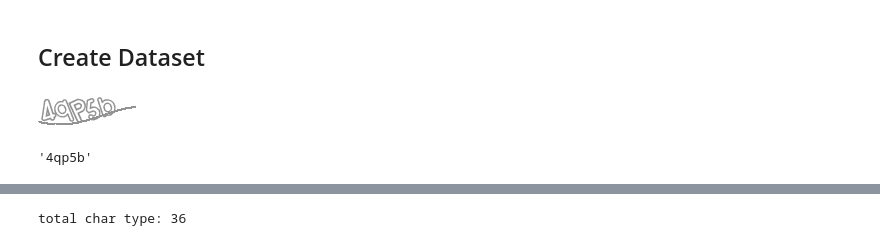
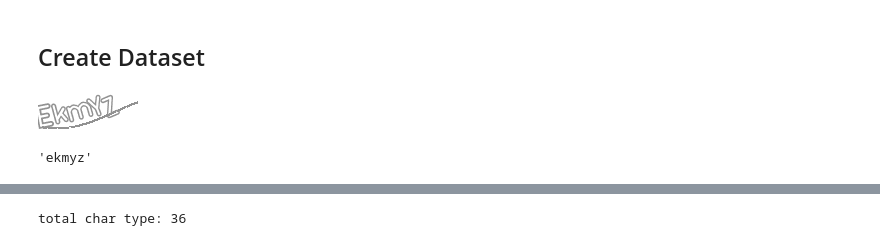
Before and after one commit to nladuo/captcha-break, a Jupyter notebook: weibo.com/weibo.com-process.ipynb, the cells around one changed output, grey strips where cells are left out. Drawn from its saved outputs; the diff is of its cells as text; code cells hidden in the pictures.

```diff
--- a/weibo.com/weibo.com-process.ipynb
+++ b/weibo.com/weibo.com-process.ipynb
@@ -15,13 +15,13 @@ for filename in os.listdir("dataset"):
         dataset.append(np.asarray(im, dtype=np.float32))
         labels.append(filename.replace(".png", ""))
 # %%
-Image.fromarray(np.array(dataset[0], dtype=np.uint8))
+Image.fromarray(np.array(dataset[1], dtype=np.uint8))
 # %% [output]
-[figure, old version]
+[figure, new version]
 # %%
-labels[0]
+labels[1]
 # %% [output]
-'4qp5b'
+'ekmyz'
 # %%
 ch2index = {}
 index2ch = {}
```
Also changed, not shown: parts of 11 cells of this notebook, 2 other files.
